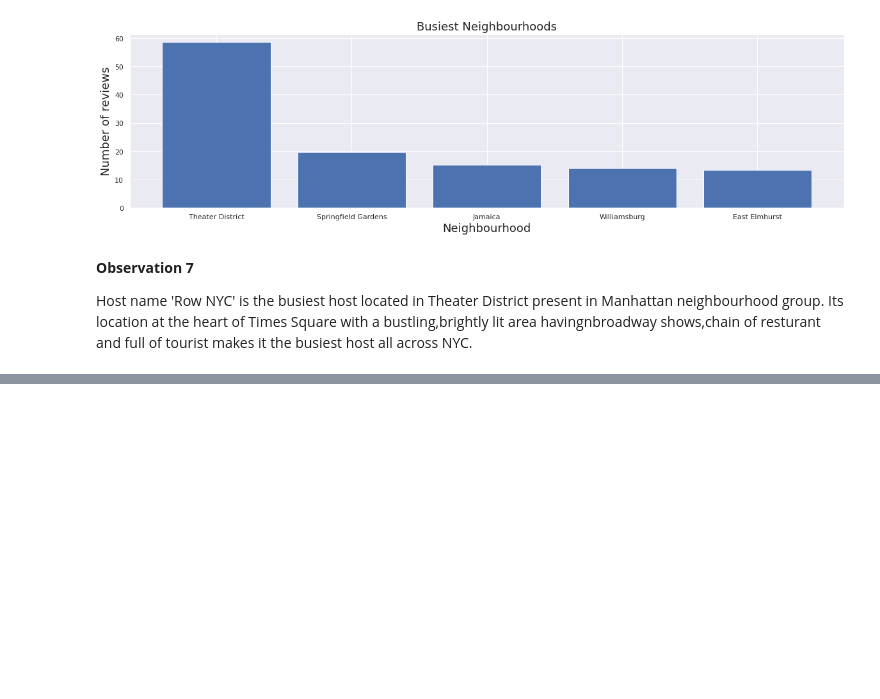
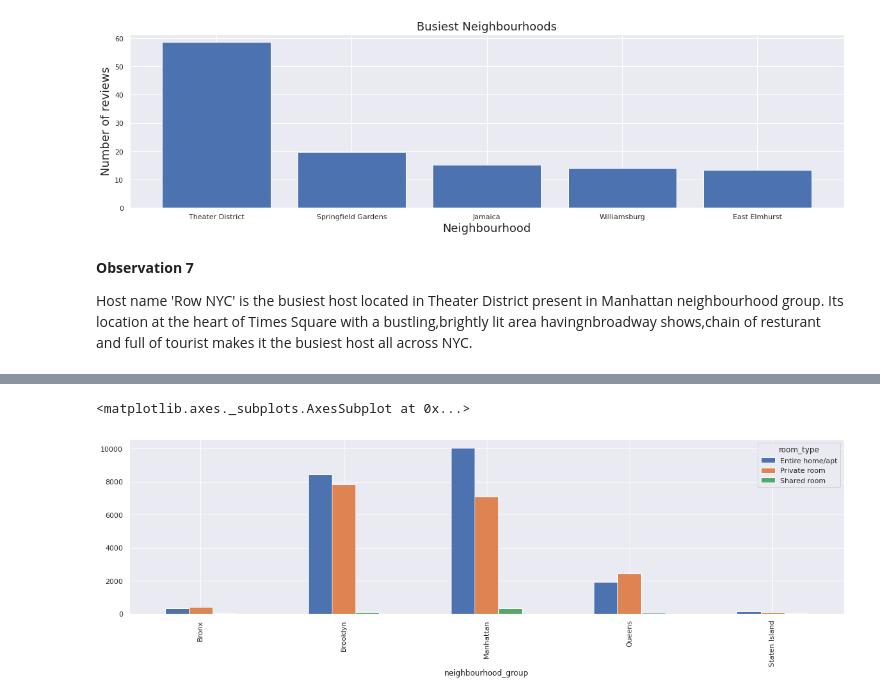
Before and after one commit to Rajat-Sri/Capstone-1-EDA-on-Airbnb-Dataset, a Jupyter notebook: Airbnb_Dataset_Analysis_Rajat_Srivastava_.ipynb, the cells around one changed output, grey strips where cells are left out. Drawn from its saved outputs; the diff is of its cells as text; code cells hidden in the pictures; blank space fills up the shorter version.

```diff
--- a/Airbnb_Dataset_Analysis_Rajat_Srivastava_.ipynb
+++ b/Airbnb_Dataset_Analysis_Rajat_Srivastava_.ipynb
@@ -514,0 +554,5 @@ Its location at the heart of Times Square with a bustling,brightly lit area havi
+# %%
+#B. Number of different room types in each neighbourhood groups
+
+room_type_neighbourhood_group=airbnb_data_new.groupby(['neighbourhood_group','room_type'])['room_type'].count().unstack()
+room_type_neighbourhood_group
@@ -514,0 +567,8 @@ Its location at the heart of Times Square with a bustling,brightly lit area havi
+# %%
+# Visualization of different room types in each neighbourhood groups
+
+visual1=room_type_neighbourhood_group.plot(kind='bar')
+visual1
+# %% [output]
+<matplotlib.axes._subplots.AxesSubplot at 0x...>
+[figure, added]
```
Also changed, not shown: parts of 14 cells of this notebook.
